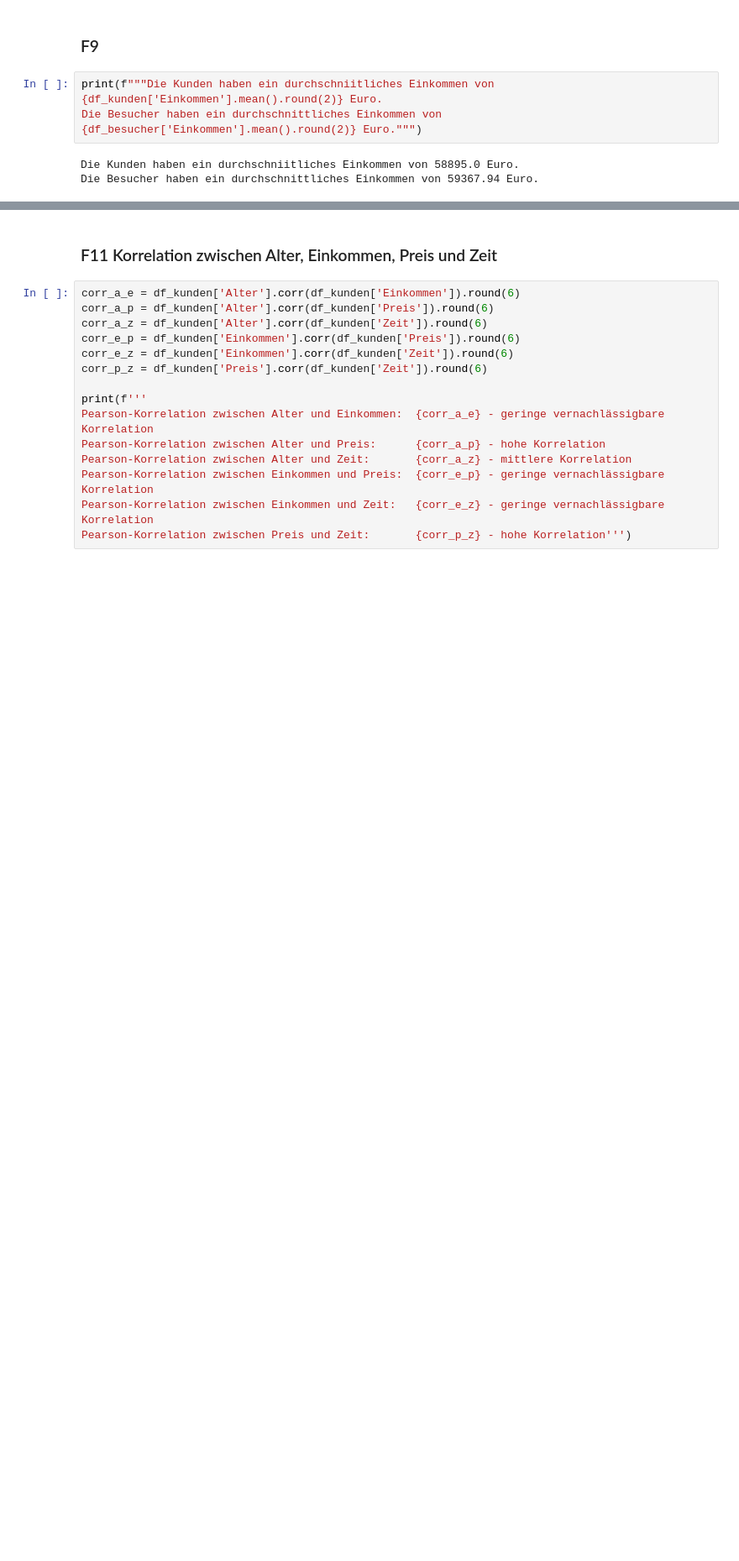
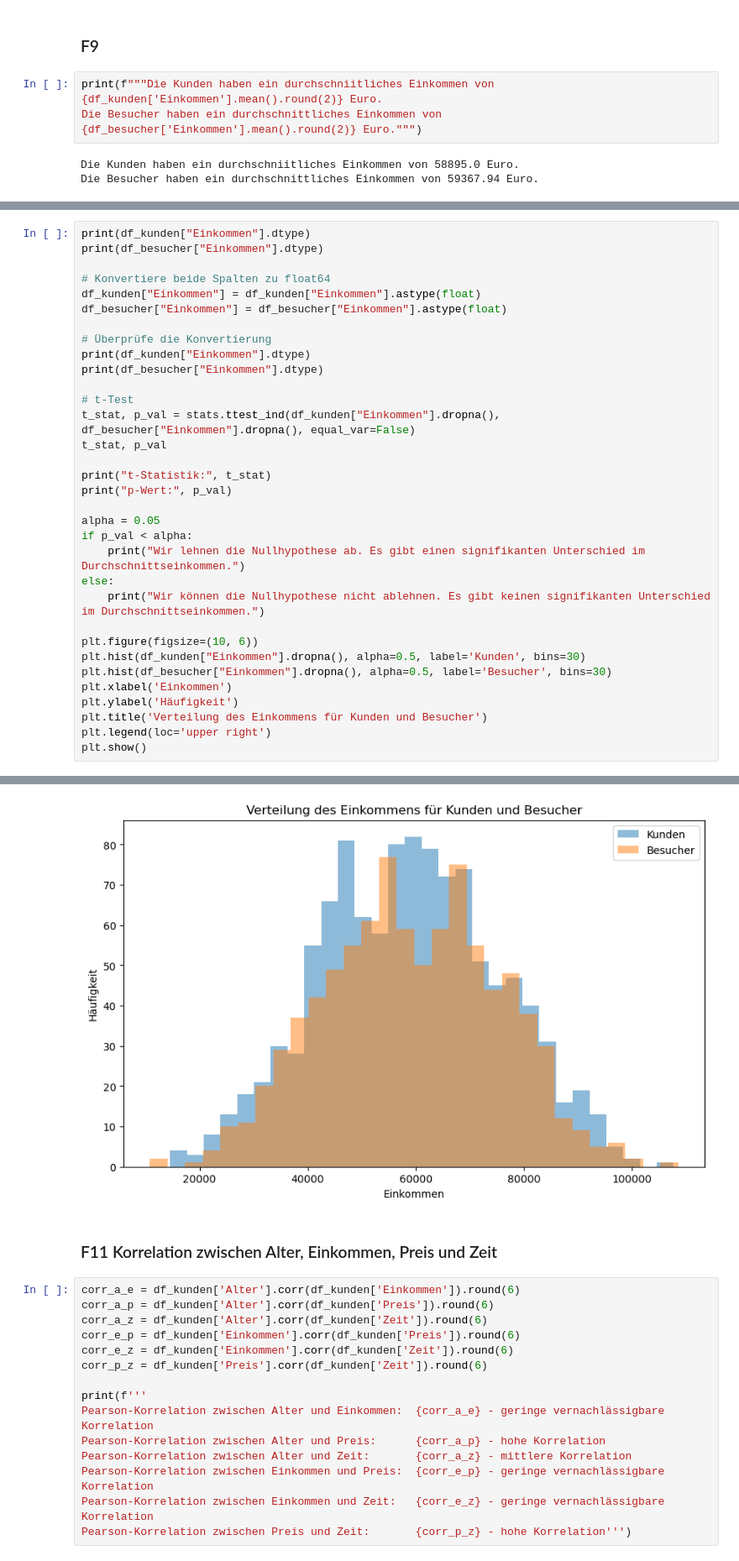
Before and after one commit to EWERLIA/final_projectSS24_Group7, a Jupyter notebook: presentation.ipynb, the cells around one changed output, grey strips where cells are left out. Shown at 84% size. Cells and saved outputs as stored; diff of their text form; blank space fills up the shorter version.

```diff
--- a/presentation.ipynb
+++ b/presentation.ipynb
@@ -306,0 +318,34 @@ Die Besucher haben ein durchschnittliches Einkommen von 59367.94 Euro.
+# %%
+print(df_kunden["Einkommen"].dtype)
+print(df_besucher["Einkommen"].dtype)
+
+# Konvertiere beide Spalten zu float64
+df_kunden["Einkommen"] = df_kunden["Einkommen"].astype(float)
+df_besucher["Einkommen"] = df_besucher["Einkommen"].astype(float)
+
+# Überprüfe die Konvertierung
+print(df_kunden["Einkommen"].dtype)
+print(df_besucher["Einkommen"].dtype)
+
+# t-Test
+t_stat, p_val = stats.ttest_ind(df_kunden["Einkommen"].dropna(), df_besucher["Einkommen"].dropna(), equal_var=False)
+t_stat, p_val
+
+print("t-Statistik:", t_stat)
+print("p-Wert:", p_val)
+
+alpha = 0.05
+if p_val < alpha:
+    print("Wir lehnen die Nullhypothese ab. Es gibt einen signifikanten Unterschied im Durchschnittseinkommen.")
+else:
+    print("Wir können die Nullhypothese nicht ablehnen. Es gibt keinen signifikanten Unterschied im Durchschnittseinkommen.")
+
+plt.figure(figsize=(10, 6))
+plt.hist(df_kunden["Einkommen"].dropna(), alpha=0.5, label='Kunden', bins=30)
+plt.hist(df_besucher["Einkommen"].dropna(), alpha=0.5, label='Besucher', bins=30)
+plt.xlabel('Einkommen')
+plt.ylabel('Häufigkeit')
+plt.title('Verteilung des Einkommens für Kunden und Besucher')
+plt.legend(loc='upper right')
+plt.show()
+# %% [output]
@@ -307,3 +359,4 @@ Die Besucher haben ein durchschnittliches Einkommen von 59367.94 Euro.
+[figure, added]
 # %% [markdown]
 ### F11 Korrelation zwischen Alter, Einkommen, Preis und Zeit
 # %%
```
Also changed, not shown: parts of 11 cells of this notebook.
